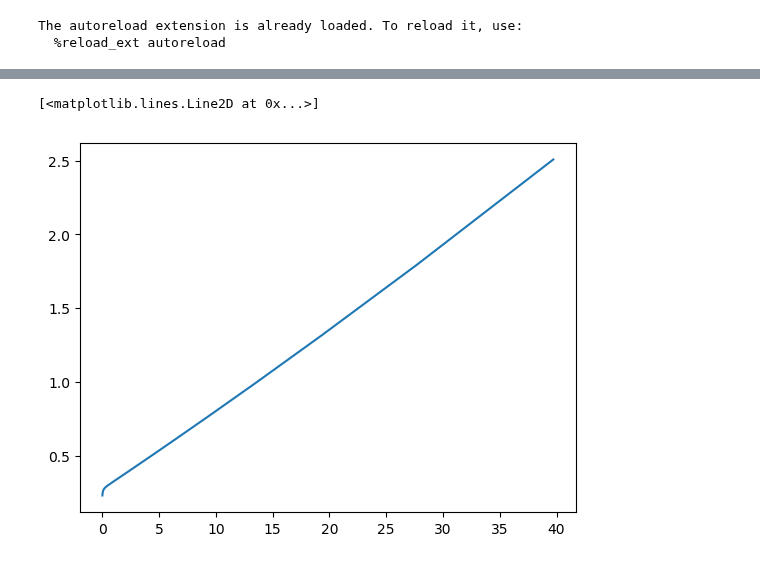
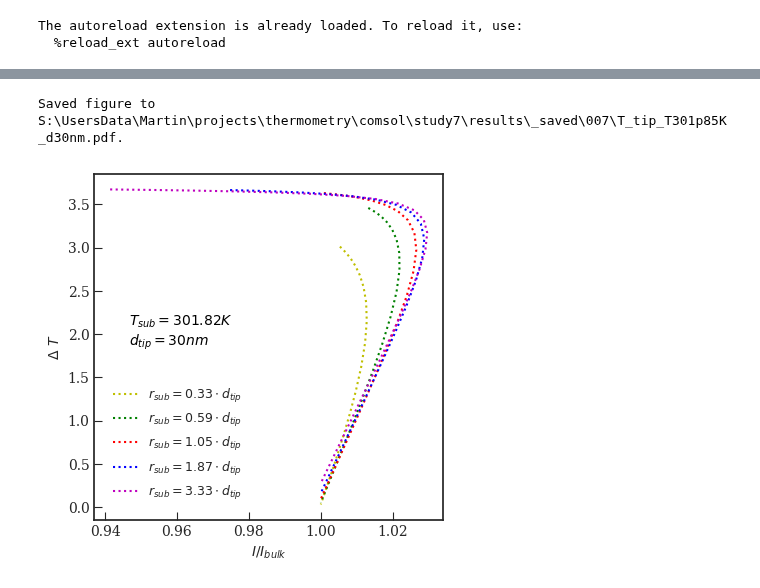
Before and after one commit to martinholub/sicm, a Jupyter notebook: notebooks/temperature_model.ipynb, the cells around one changed output, grey strips where cells are left out. Saved outputs shown, nothing was run; the diff lists cells and outputs as text; code cells hidden in the pictures.

```diff
--- a/notebooks/temperature_model.ipynb
+++ b/notebooks/temperature_model.ipynb
@@ -42,8 +48,11 @@ comt.data.head()
 # %%
-T = 301.850006
-dsub = comd.data[comd.data["Tsub (K)"]==T]
-x = dsub["d (m)"].values / 220e-9
-y = dsub.iloc[:, 3].values / dsub.iloc[-1, 3]
+xx = []
+yy = []
+TT = []
+for rr in r_sub:
+    dsub = comd.data[(comd.data["Tsub (K)"] == T) & (comd.data["rUME (m)"] == rr)]
+    xx.append(dsub["d (m)"].values / d_pipette)
+    yy.append(dsub.iloc[:, 3].values / dsub.iloc[-1, 3])
 
-dsub2 = comt.data[comt.data["Tsub (K)"]==T]
-T2 = dsub2["Temperature (K)"].values - 298.15
+    dsub2 = comt.data[(comt.data["Tsub (K)"] == T) & (comt.data["rUME (m)"] == rr)]
+    TT.append(dsub2["Temperature (K)"].values - T0)
@@ -56,7 +59,9 @@ tm.plot()
-# %%
-import matplotlib.pyplot as plt
-plt.plot(tm.x, tm.y/tm.T)
-# plt.xscale('log')
-# %% [output]
-[<matplotlib.lines.Line2D at 0x...>]
-[figure, removed]
+# %%
+tm = TemperatureModel(xx, yy, TT, T0, r_sub/d_pipette, d_pipette)
+# %%
+fpath = os.path.join(comt.datadir, comt.name)
+suffix = "_T{:.2f}K_d{:.0f}nm".format(T, tm.d_pipette*1e9)
+tm.plot(fname = utils.make_fname(fpath, suffix.replace(".", "p")))
+# %% [output]
+Saved figure to S:\UsersData\Martin\projects\thermometry\comsol\study7\results\_saved\007\T_tip_T301p85K_d30nm.pdf.
+[figure, added]
```
Also changed, not shown: parts of 8 cells of this notebook, 2 other files.
